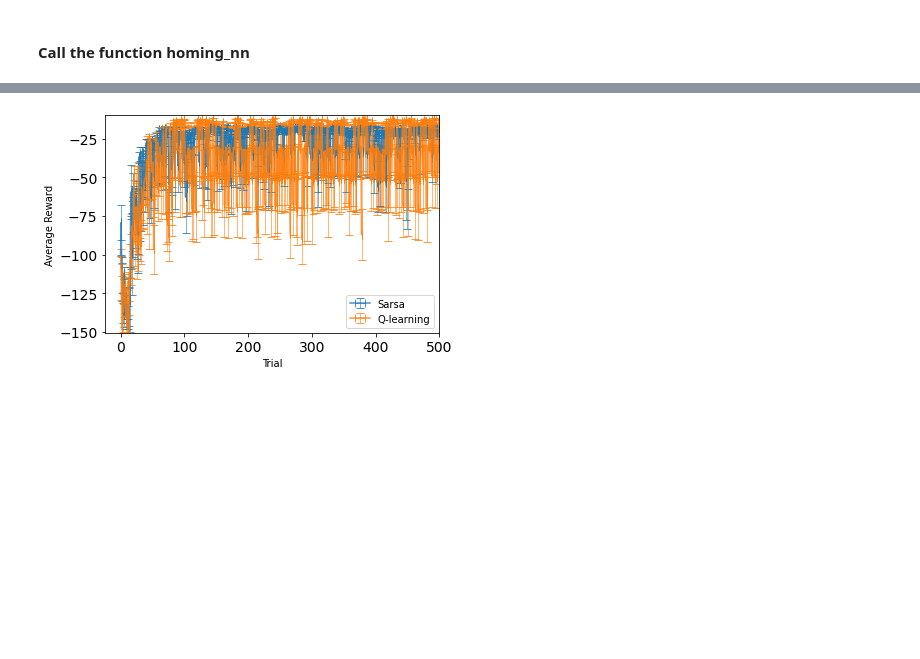
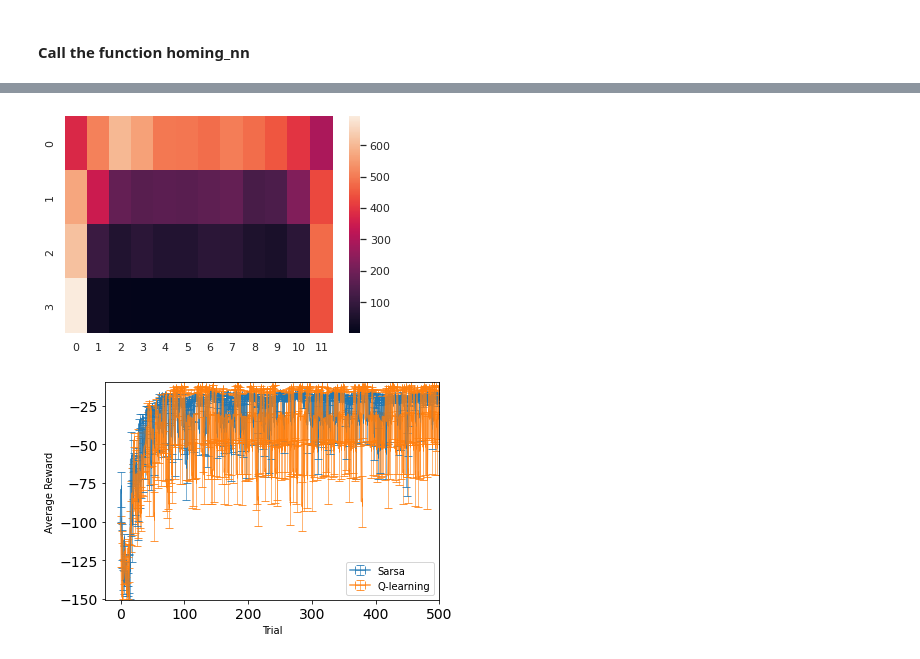
Before and after one commit to Topolewski-Kamil/robot-reinforcement-learning, a Jupyter notebook: robot.ipynb, the cells around one changed output, grey strips where cells are left out. Saved outputs shown, nothing was run; the diff lists cells and outputs as text; code cells hidden in the pictures; blank space fills up the shorter version.

```diff
--- a/robot.ipynb
+++ b/robot.ipynb
@@ -42,23 +42,22 @@ def homing_nn(n_trials, n_steps, learning_rate, eps, gamma, policy, algorithm):
                                 [-1, 0]])
     action_labels = ['Right', 'Down', 'Left', 'Up']
 
-
     End = np.array([0, 11])                                     #terminal state--->reward
     s_end = np.ravel_multi_index(End, dims=(N, M), order='F')  #terminal state. Conversion in single index
 
-    ## Rewards
-    R_end = 100                              #only when the robot reaches the charger, sited in End state
-
     ## Variables
     # Weight matrix to predict the Q-values for eah action in a given state
-    weights = np.random.rand(N_actions, N_states)*0.0
+    if policy == 'e-greedy':
+      weights = np.random.rand(N_actions, N_states)*0.0
+    elif policy == 'opt-greedy':
+      weights = np.full((N_actions, N_states),5.0)
 
     # Learning curve: Here we will store the number of steps taken per trial
     learning_curve = np.zeros((n_trials))
 
     ## SARSA Algorithm
     Rewards = np.zeros((1,nTrials))
-
+    routes = []
     # Start trials
     for trial in range(n_trials):
 
@@ -83,12 +82,14 @@ def homing_nn(n_trials, n_steps, learning_rate, eps, gamma, policy, algorithm):
           action = np.random.randint(N_actions)           #pick random action
         else:
           #eps-greedy policy implementation
-          if policy == 'e-greedy':
+          if policy == 'e-greedy' or policy == 'opt-greedy':
             action = e_greedy_action(eps, Q, N_actions)
 
         # the output array (1 where action was taken, 0 otherwise)
         output = np.zeros((N_actions))
         output[action] = 1
+
+        routes.append(s_start)
 
         # Begin steps iteration
         for step in range(n_steps):
@@ -113,6 +114,8 @@ def homing_nn(n_trials, n_steps, learning_rate, eps, gamma, policy, algorithm):
             s_index_new = np.ravel_multi_index(state_new, dims=(N,M), order='F')
             cliff = [4,8,12,16,20,24,28,32,36,40]
 
+            routes.append(s_index_new)
+
             # if agent reaches the final tile
             if (s_index_new == s_end):
                 r = 0
@@ -127,6 +130,7 @@ def homing_nn(n_trials, n_steps, learning_rate, eps, gamma, policy, algorithm):
 
             # if agent reaches the cliff tile
             elif s_index_new in cliff:
+
                 # convert the state into an input vector (S')
                 x_new = states_matrix[s_index_new]
 
@@ -155,7 +159,7 @@ def homing_nn(n_trials, n_steps, learning_rate, eps, gamma, policy, algorithm):
                 Q_new = np.matmul( weights, x_new)
 
                 #eps-greedy policy implementation
-                if policy == 'e-greedy':
+                if policy == 'e-greedy' or policy == 'opt-greedy':
                   action_new = e_greedy_action(eps, Q_new, N_actions)
 
                 dw = weights_updates(Q, Q_new, action, action_new, learning_rate, r, algorithm, output, x)
@@ -175,7 +179,7 @@ def homing_nn(n_trials, n_steps, learning_rate, eps, gamma, policy, algorithm):
             x = np.copy(x_new)
             s_index = s_index_new
 
-    return learning_curve , Rewards
+    return learning_curve , Rewards, routes
 # %% [markdown]
 #### Call the function homing_nn
 # %%
@@ -216,2 +239,14 @@ smooth_rewardsQ = ema_smooth(rewardsQ)
+# %%
+def heatmap(routes):
+  occurances = []
+  for i in range(48):
+    occurances.append(routes.count(i))
+  occurances = np.array(occurances).reshape(12,4)
+  occurances = np.rot90(occurances)
+  ax = sns.heatmap(occurances)
+
+heatmap(routesE)
+# %% [output]
+[figure, added]
 # %%
 # Plot the average reward as a function of the number of trials --> the average has to be performed over the episodes
```
Also changed, not shown: parts of 4 cells of this notebook.
